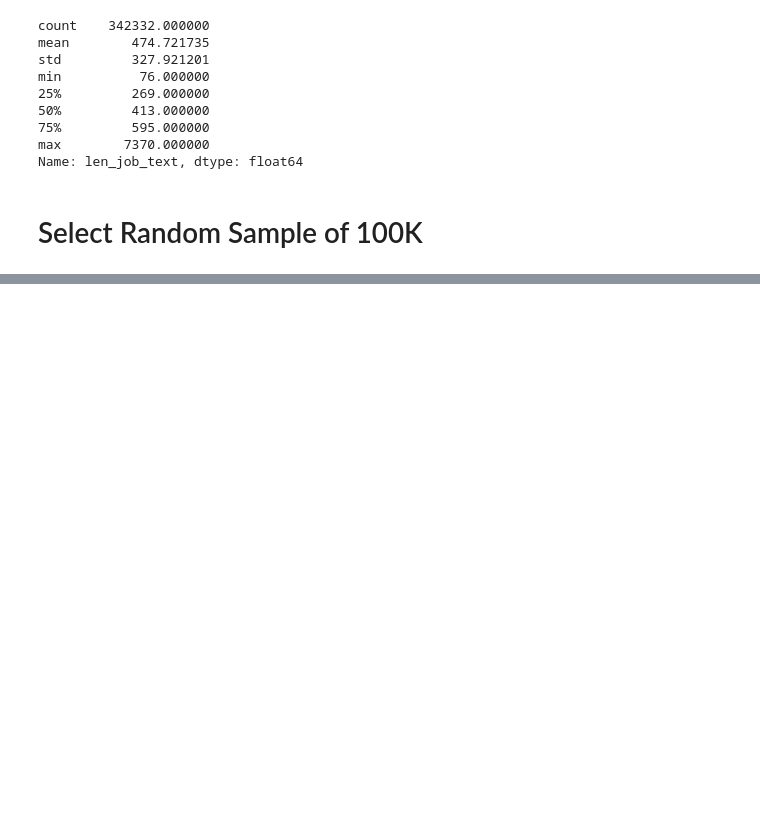
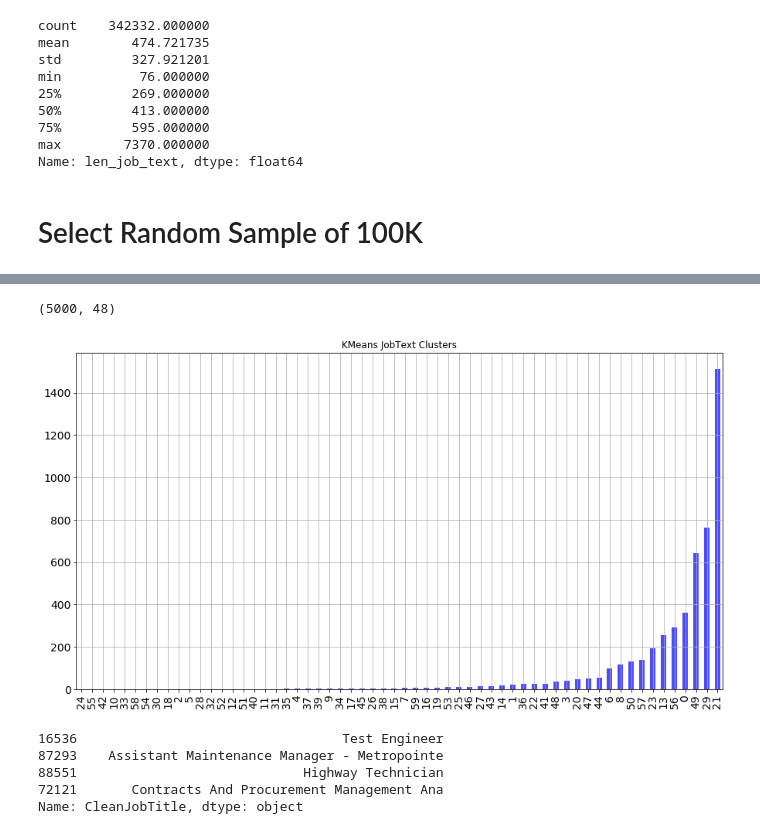
Before and after one commit to ramonprz01/bg-insead-project, a Jupyter notebook: unsupervised_ml/clustering_test.ipynb, the cells around one changed output, grey strips where cells are left out. Saved outputs shown, nothing was run; the diff lists cells and outputs as text; code cells hidden in the pictures; blank space fills up the shorter version.

```diff
--- a/unsupervised_ml/clustering_test.ipynb
+++ b/unsupervised_ml/clustering_test.ipynb
@@ -210,0 +519,12 @@ df.head()
+# %%
+%%time
+
+count_vect_uni = CountVectorizer(ngram_range=(1, 1), min_df=10, max_df=0.85)
+count_vect_bi = CountVectorizer(ngram_range=(1, 2), min_df=10, max_df=0.85)
+count_vect_tri = CountVectorizer(ngram_range=(1, 3), min_df=10, max_df=0.85)
+
+cv_text_uni = count_vect_uni.fit_transform(small_df['normal_text'])
+cv_text_bi = count_vect_bi.fit_transform(small_df['normal_text'])
+cv_text_tri = count_vect_tri.fit_transform(small_df['normal_text'])
+
+cv_text_uni.shape, cv_text_bi.shape, cv_text_tri.shape
@@ -210,0 +541,24 @@ df.head()
+# %%
+%%time
+
+num_clusters = [30, 35, 40, 45, 50, 55, 60]
+cvs = [cv_text_uni, cv_text_bi, cv_text_tri]
+cvs_names = ['cv_text_uni', 'cv_text_bi', 'cv_text_tri']
+
+for i in range(len(num_clusters)):
+
+    for s, r in zip(cvs, cvs_names):
+
+        km = KMeans(n_clusters=num_clusters[i], # how many clusters do we want
+            max_iter=10000, # reshuffle each centroid x number of times
+            n_init=25, # that x num of times can be set here
+            random_state=42,
+            n_jobs=2 # number of cpu's to use in the computation
+           )
+
+
+        km.fit(s)
+
+        small_df[r[3:] + '_' + str(i)] = km.labels_
+
+    print(f"Done with k = {num_clusters[i]}")
@@ -210,0 +584,4 @@ df.head()
+# %%
+small_df.shape
+# %% [output]
+(5000, 48)
@@ -210,0 +594,19 @@ df.head()
+# %%
+pd.Series(Counter(km.labels_)).sort_values().plot(kind='bar',
+                                    rot=90,
+                                    figsize=(15, 8),
+                                    fontsize=14,
+                                    color='blue',
+                                    title='KMeans JobText Clusters',
+                                    grid=True,
+                                    alpha=0.70);
+# %% [output]
+[figure, added]
+# %%
+small_df.loc[small_df['text_uni_6'] == 21, 'CleanJobTitle'].head(20)
+# %% [output]
+16536                                  Test Engineer
+87293    Assistant Maintenance Manager - Metropointe
+88551                             Highway Technician
+72121       Contracts And Procurement Management Ana
+Name: CleanJobTitle, dtype: object
```
Also changed, not shown: parts of 68 cells of this notebook.
